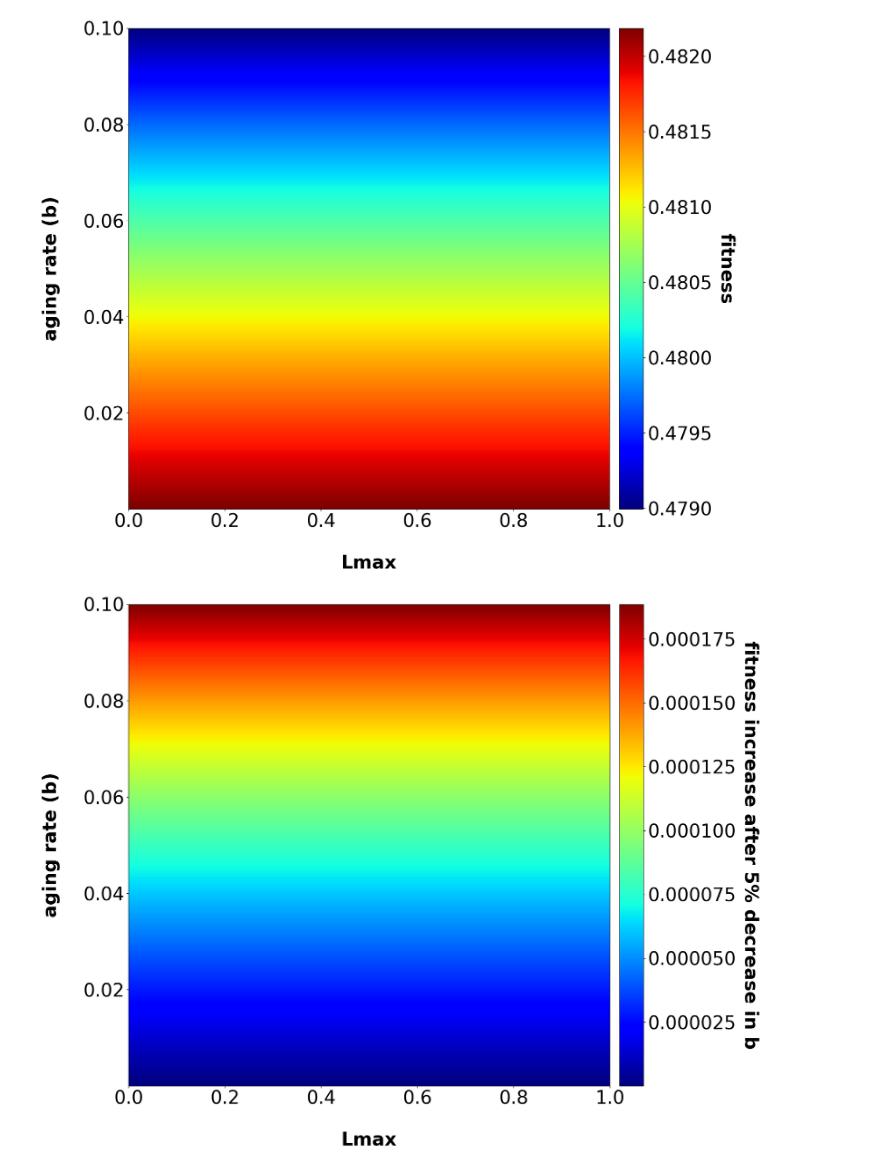
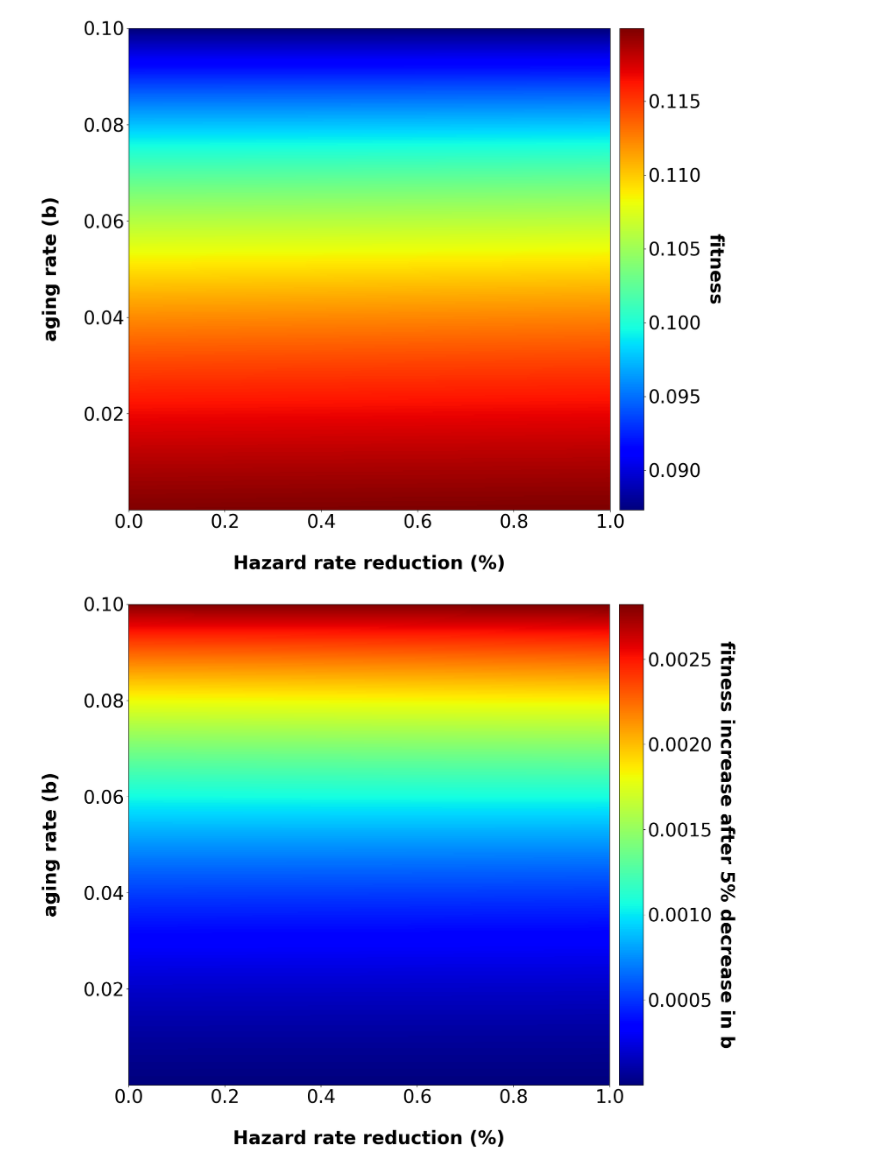
Before and after one commit to PeterLenart/Learning_accelerates_aging, a Jupyter notebook: landscapes/toy_model_landscape_notebook.ipynb, the cells around one changed output. Saved outputs shown, nothing was run; the diff lists cells and outputs as text; code cells hidden in the pictures.

Commit message:
finished doing landscapes for toy model

```diff
--- a/landscapes/toy_model_landscape_notebook.ipynb
+++ b/landscapes/toy_model_landscape_notebook.ipynb
@@ -10,8 +10,8 @@ import os
 matplotlib.rcParams['figure.figsize'] = [15, 15]
 matplotlib.rcParams.update({'font.size': 32})
 
-pure_fitness = './fitness_landscape/output/toy_model_landscapes/csv/fitness_30_40.csv'
-fitness_difference = './fitness_landscape/output/toy_model_landscapes/csv/fitness_difference_30_40.csv'
+pure_fitness = './fitness_landscape/output/toy_model_landscapes/csv/fitness_40_50.csv'
+fitness_difference = './fitness_landscape/output/toy_model_landscapes/csv/fitness_difference_40_50.csv'
 fitness_difference_csv = pd.read_csv(fitness_difference)
 pure_fitness_csv = pd.read_csv(pure_fitness)
 landscape_type = os.path.basename(fitness_difference).split('.')[0]
@@ -75,7 +75,7 @@ cbar.set_label('fitness', rotation=270, labelpad = 40, fontweight="bold")
 
 
 ax.set_ylabel("aging rate (b)", fontweight="bold", labelpad=40)
-ax.set_xlabel("Lmax", fontweight="bold", labelpad=40)
+ax.set_xlabel("Hazard rate reduction (%)", fontweight="bold", labelpad=40)
 # ax.set_title("Selection Pressure", fontweight="bold", fontsize=35, pad=40)
 
 ax.tick_params(axis="x")
@@ -83,40 +83,40 @@ ax.tick_params(axis="y")
 plt.savefig(f"./fitness_landscape/output/toy_model_landscapes/plots/fitness_{landscape_type}.png", bbox_inches='tight')
 plt.show()
 # %% [output]
-[figure, old version]
+[figure, new version]
 # %%
 b = fitness_difference_csv['b']
 lmax = fitness_difference_csv['lmax']
 fitness_difference = fitness_difference_csv['fitness_difference']
 
 grid_size = int(np.sqrt(len(b)))
 
 b = np.array(b).reshape(grid_size, grid_size)
 lmax = np.array(lmax).reshape(grid_size, grid_size)
 fitness_difference = np.array(fitness_difference).reshape(grid_size, grid_size)
 
 fig = plt.figure()
 ax = plt.axes()
 extent = [lmax.min(), lmax.max(), b.min(), b.max()]
 im = ax.imshow(fitness_difference, cmap="jet", interpolation="none", origin="lower", extent=extent, aspect = abs((extent[1]-extent[0])/(extent[3]-extent[2])))
 axins = inset_axes(ax, width = "5%", height = "100%", loc = 'lower left',
                    bbox_to_anchor = (1.02, 0., 1, 1), bbox_transform = ax.transAxes,
                    borderpad = 0)
 cbar = fig.colorbar(im, cax = axins)
 # cbar.ax.tick_params(labelsize=25)
 cbar.set_label('fitness increase after 5% decrease in b', rotation=270, labelpad = 40, fontweight="bold")
 
 
 ax.set_ylabel("aging rate (b)", fontweight="bold", labelpad=40)
-ax.set_xlabel("Lmax", fontweight="bold", labelpad=40)
+ax.set_xlabel("Hazard rate reduction (%)", fontweight="bold", labelpad=40)
 # ax.set_title("Selection Pressure", fontweight="bold", fontsize=35, pad=40)
 
 ax.tick_params(axis="x")
 ax.tick_params(axis="y")
 plt.savefig(f"./fitness_landscape/output/toy_model_landscapes/plots/selection_pressure_{landscape_type}.png", bbox_inches='tight')
 plt.show()
 # %% [output]
-[figure, old version]
+[figure, new version]
 # %%
 # # Compute the difference to the first value in a line
 # diff = np.zeros_like(fitness_difference)
```
Also changed, not shown: parts of 3 cells of this notebook, 26 other files.
